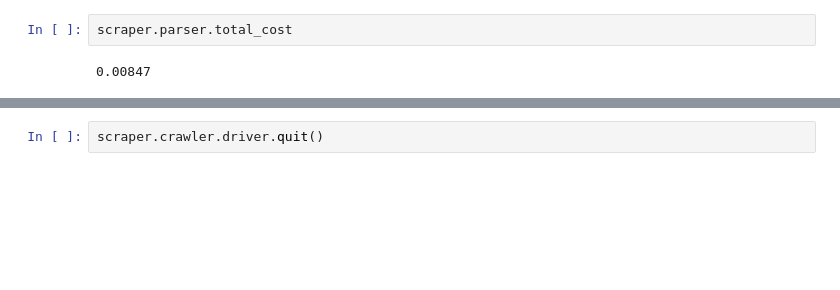
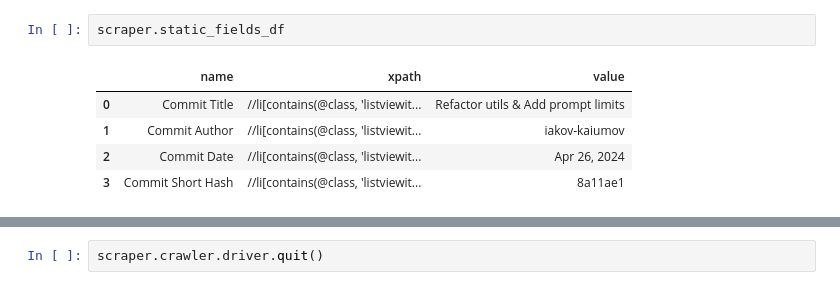
Before and after one commit to scraperai/scraperai, a Jupyter notebook: examples/github_user.ipynb, the cells around one changed output, grey strips where cells are left out. Drawn from its saved outputs; the diff is of its cells as text; blank space fills up the shorter version.

```diff
--- a/examples/github_user.ipynb
+++ b/examples/github_user.ipynb
@@ -11,4 +43,8 @@ NotFoundError:
-# %%
-scraper.parser.total_cost
-# %% [output]
-0.00847
+# %%
+scraper.static_fields_df
+# %% [output]
+|  | name | xpath | value |
+| 0 | Commit Title | //li[contains(@class, 'listviewit... | Refactor utils & Add prompt limits |
+| 1 | Commit Author | //li[contains(@class, 'listviewit... | iakov-kaiumov |
+| 2 | Commit Date | //li[contains(@class, 'listviewit... | Apr 26, 2024 |
+| 3 | Commit Short Hash | //li[contains(@class, 'listviewit... | 8a11ae1 |
```
Also changed, not shown: parts of 6 cells of this notebook, 13 other files.
